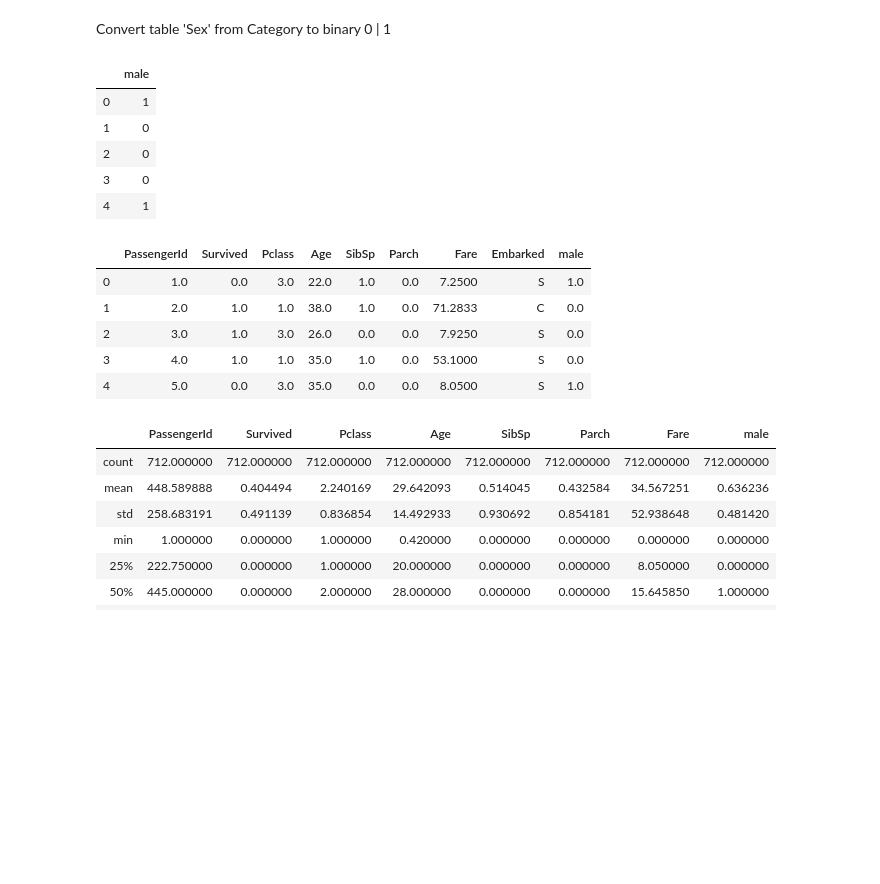
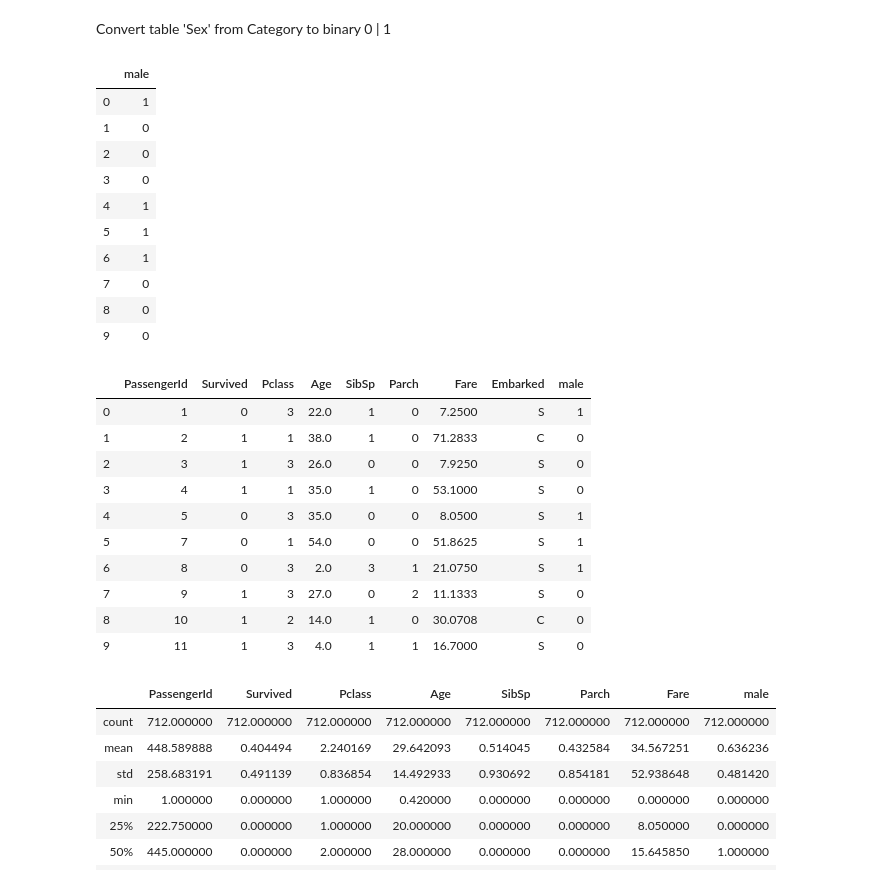
Before and after one commit to teguhsam/Machine-Learning-Titanic, a Jupyter notebook: Titanic.ipynb, the cells around one changed output. Drawn from its saved outputs; the diff is of its cells as text; code cells hidden in the pictures; blank space fills up the shorter version.

```diff
--- a/Titanic.ipynb
+++ b/Titanic.ipynb
@@ -55,6 +76,6 @@ memory usage: 83.7+ KB
 
 * Age has some missing values and we will remove these rows from the analysis.
 # %%
-titanic = raw_data.drop(['Name', 'Cabin', 'Ticket'], axis = 1).dropna(axis = 0, how = 'any')
-titanic.shape
+titanic = raw_data.drop(['Name', 'Cabin', 'Ticket'], axis = 1).dropna(axis = 0, how = 'any').reset_index()
+titanic.head(10)
 # %% [output]
@@ -66,7 +97,7 @@ ohe = OneHotEncoder(drop = 'first', sparse = False, dtype = int)
 
 ohe_sex = pd.DataFrame(ohe.fit_transform(titanic[['Sex']]),
                        columns = ohe.categories_[0][1:])
-ohe_sex.head()
+ohe_sex.head(10)
 # %% [output]
 |  | male |
 | 0 | 1 |
@@ -74,16 +105,26 @@ ohe_sex.head()
 | 2 | 0 |
 | 3 | 0 |
 | 4 | 1 |
+| 5 | 1 |
+| 6 | 1 |
+| 7 | 0 |
+| 8 | 0 |
+| 9 | 0 |
 # %%
-df = pd.concat((titanic, ohe_sex), axis = 1).drop(['Sex'], axis = 1)
-df.head()
+df = pd.concat((titanic, ohe_sex), axis = 1).drop(['Sex', 'index'], axis = 1)
+df.head(10)
 # %% [output]
 |  | PassengerId | Survived | Pclass | Age | SibSp | Parch | Fare | Embarked | male |
-| 0 | 1.0 | 0.0 | 3.0 | 22.0 | 1.0 | 0.0 | 7.2500 | S | 1.0 |
-| 1 | 2.0 | 1.0 | 1.0 | 38.0 | 1.0 | 0.0 | 71.2833 | C | 0.0 |
-| 2 | 3.0 | 1.0 | 3.0 | 26.0 | 0.0 | 0.0 | 7.9250 | S | 0.0 |
-| 3 | 4.0 | 1.0 | 1.0 | 35.0 | 1.0 | 0.0 | 53.1000 | S | 0.0 |
-| 4 | 5.0 | 0.0 | 3.0 | 35.0 | 0.0 | 0.0 | 8.0500 | S | 1.0 |
+| 0 | 1 | 0 | 3 | 22.0 | 1 | 0 | 7.2500 | S | 1 |
+| 1 | 2 | 1 | 1 | 38.0 | 1 | 0 | 71.2833 | C | 0 |
+| 2 | 3 | 1 | 3 | 26.0 | 0 | 0 | 7.9250 | S | 0 |
+| 3 | 4 | 1 | 1 | 35.0 | 1 | 0 | 53.1000 | S | 0 |
+| 4 | 5 | 0 | 3 | 35.0 | 0 | 0 | 8.0500 | S | 1 |
+| 5 | 7 | 0 | 1 | 54.0 | 0 | 0 | 51.8625 | S | 1 |
+| 6 | 8 | 0 | 3 | 2.0 | 3 | 1 | 21.0750 | S | 1 |
+| 7 | 9 | 1 | 3 | 27.0 | 0 | 2 | 11.1333 | S | 0 |
+| 8 | 10 | 1 | 2 | 14.0 | 1 | 0 | 30.0708 | C | 0 |
+| 9 | 11 | 1 | 3 | 4.0 | 1 | 1 | 16.7000 | S | 0 |
 # %%
 df.describe()
 # %% [output]
```
Also changed, not shown: parts of 7 cells of this notebook.
